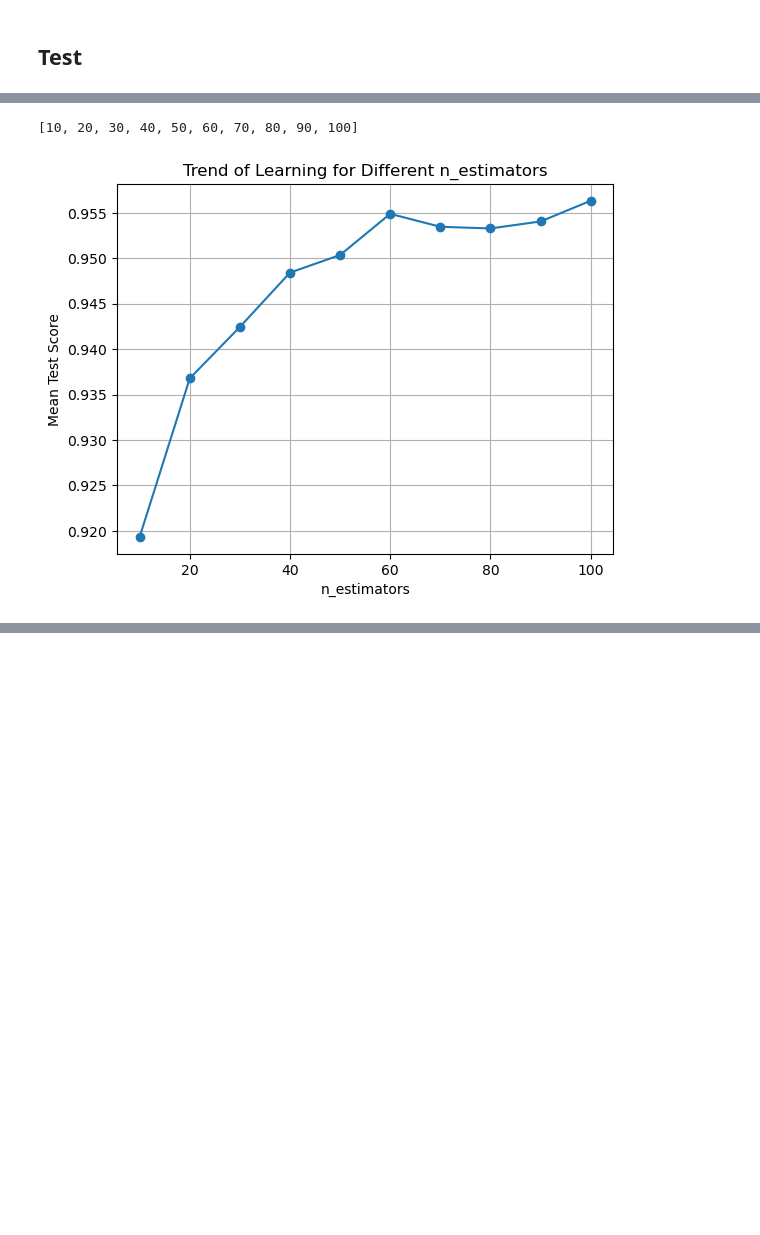
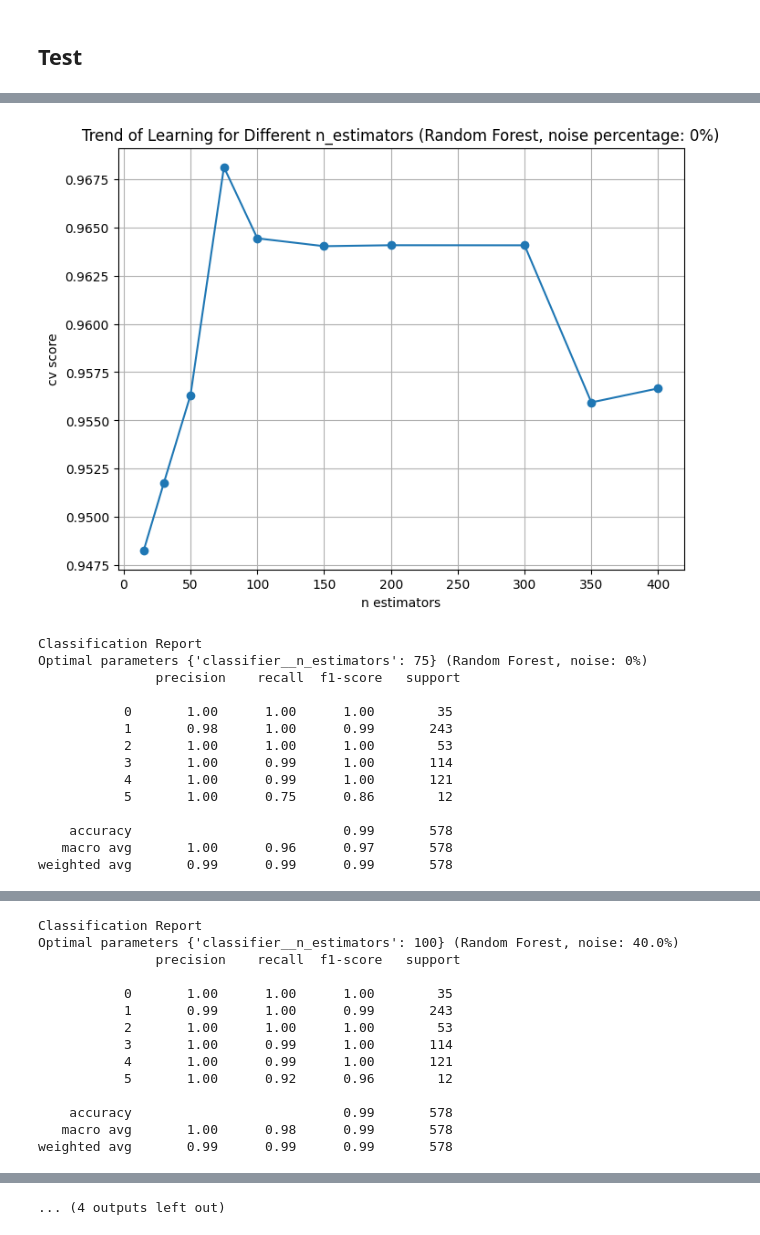
Before and after one commit to lucamodica/statistical-learning-for-big-data, a Jupyter notebook: projects/project2/project2.ipynb, the cells around one changed output, grey strips where cells are left out. Saved outputs shown, nothing was run; the diff lists cells and outputs as text; code cells hidden in the pictures; blank space fills up the shorter version.

```diff
--- a/projects/project2/project2.ipynb
+++ b/projects/project2/project2.ipynb
@@ -22,10 +25,9 @@ import plotly.express as px
 np.random.seed(0)
 random_state = 42
 # %%
-test_sizes = [0.2, 0.4, 0.7]
-noises = [0.1, 0.2, 0.3]
+noises = [0, 0.2, 0.4, 0.6, 0.8]
 
-n_estimators = np.arange(1, 501, 50)
+n_estimators = [15, 30, 50, 75, 100, 150, 200, 300, 350, 400]
 max_depth = [None, 5, 10]
 min_samples_split = [2, 5, 10]
 learning_rate = [0.01, 0.1, 1]
@@ -33,6 +35,10 @@ learning_rate = [0.01, 0.1, 1]
 stratified_k_fold = StratifiedKFold(n_splits=5, shuffle=True, random_state=random_state)
 variance_threshold = VarianceThreshold()
 
+model_name_map = { 'rf': 'Random Forest', 'gb': 'Gradient Boosting' }
+
 rf = RandomForestClassifier(class_weight='balanced', random_state=random_state)
 gb = GradientBoostingClassifier(random_state=random_state)
 dummy = DummyClassifier(strategy='most_frequent')
+
+selector = SelectFromModel(rf, threshold='mean')
@@ -182,28 +229,13 @@ def main_seq():
 # %%
-import concurrent.futures
+def main(model_name: str):
+    with concurrent.futures.ThreadPoolExecutor() as executor:
+        futures = []
+        for noise in noises:
+            futures.append(executor.submit(process_noise, model_name, noise))
 
-def main():
-  with concurrent.futures.ThreadPoolExecutor() as executor:
-    futures = []
-    for noise in noises:
-      futures.append(executor.submit(process_noise, noise))
-
-    # for future in concurrent.futures.as_completed(futures):
-    #   result = future.result()
-
-def process_noise(noise):
-  result = f'\n\nNoise: {noise}\n'
-  X_train, X_test, Y_train, Y_test = splits(X_cancer, Y_cancer, noise)
-
-  result += 'Random Forest\n'
-  grid_search_res = grid_search_1(X_train, Y_train, 'rf')
-  plot_learning_trend(grid_search_res)
-
-  # Uncomment the following lines if you want to include Gradient Boosting
-  # result += 'Gradient Boosting\n'
-  # grid_search_res = grid_search_1(X_train, Y_train, 'gb')
-  # result += plot_learning_trend(grid_search_res)
-
-  return result
+        results = []
+        for future in concurrent.futures.as_completed(futures):
+            result = future.result()
+            results.append(result)
 # %% [markdown]
 ## Test
@@ -261,5 +242,18 @@ weighted avg       0.99      0.99      0.99       578
-# %%
-plot_learning_trend(grid_search_1_res)
-# %% [output]
-[10, 20, 30, 40, 50, 60, 70, 80, 90, 100]
-[figure, removed]
+# %%
+main('rf')
+# %% [output]
+[figure, added]
+Classification Report
+Optimal parameters {'classifier__n_estimators': 75} (Random Forest, noise: 0%)
+               precision    recall  f1-score   support
+
+           0       1.00      1.00      1.00        35
+           1       0.98      1.00      0.99       243
+           2       1.00      1.00      1.00        53
+           3       1.00      0.99      1.00       114
+           4       1.00      0.99      1.00       121
+           5       1.00      0.75      0.86        12
+
+    accuracy                           0.99       578
+   macro avg       1.00      0.96      0.97       578
+weighted avg       0.99      0.99      0.99       578
@@ -265,0 +262,14 @@ plot_learning_trend(grid_search_1_res)
+Classification Report
+Optimal parameters {'classifier__n_estimators': 100} (Random Forest, noise: 40.0%)
+               precision    recall  f1-score   support
+
+           0       1.00      1.00      1.00        35
+           1       0.99      1.00      0.99       243
+           2       1.00      1.00      1.00        53
+           3       1.00      0.99      1.00       114
+           4       1.00      0.99      1.00       121
+           5       1.00      0.92      0.96        12
+
+    accuracy                           0.99       578
+   macro avg       1.00      0.98      0.99       578
+weighted avg       0.99      0.99      0.99       578
@@ -265,0 +309 @@ plot_learning_trend(grid_search_1_res)
+... (4 outputs left out)
```
Also changed, not shown: parts of 17 cells of this notebook, 13 other files.
